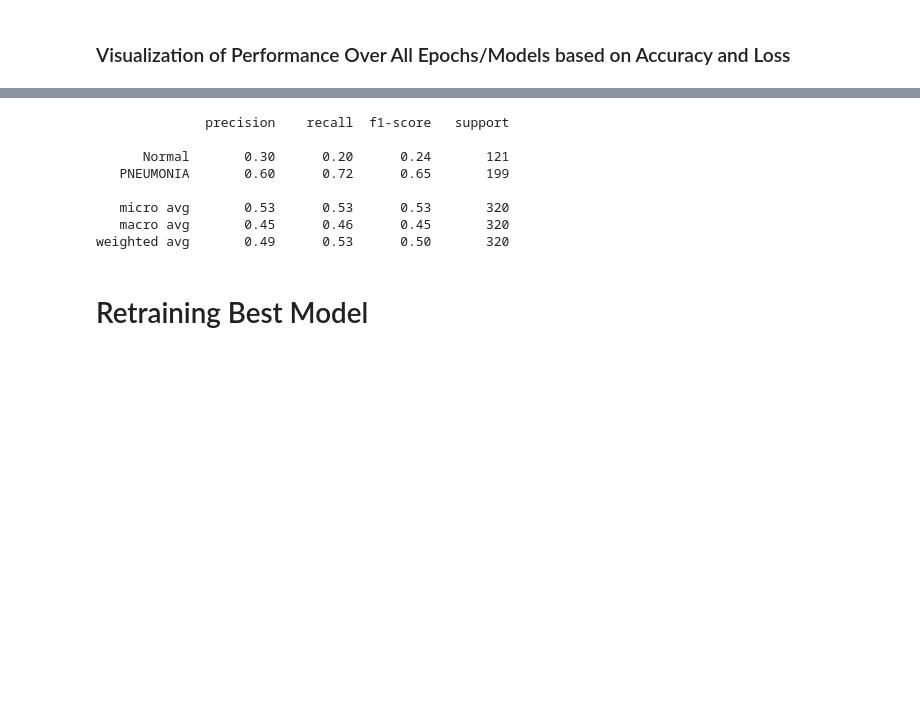
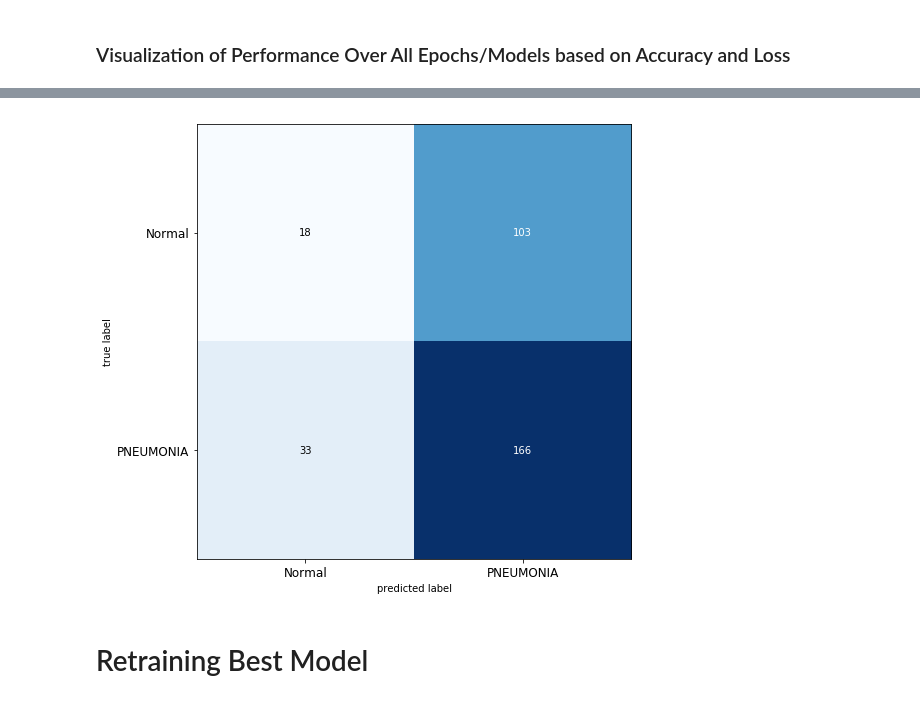
Before and after one commit to anjanatiha/Pneumonia-Detection-from-Chest-X-Ray-Images-with-Deep-Learning, a Jupyter notebook: code/Detection of Pneumonia from Chest X-Ray Images Modulerized.ipynb, the cells around one changed output, grey strips where cells are left out. Cells and saved outputs as stored; diff of their text form; code cells hidden in the pictures; blank space fills up the shorter version.

```diff
--- a/code/Detection of Pneumonia from Chest X-Ray Images Modulerized.ipynb
+++ b/code/Detection of Pneumonia from Chest X-Ray Images Modulerized.ipynb
@@ -1418,0 +1470,3 @@ plt.show()
+# %%
+nums = [3,13,17, 18]
+num_model = 17
@@ -1419,3 +1494,10 @@ plt.show()
 # %%
-model_dir="data\\output\\models\\20181201035451\\"
-model=keras.models.load_model(model_dir+"30-val_acc-0.85-val_loss-0.66.hdf5")
+# model_dir="data\\output\\models\\20181201035451\\"
+# model=keras.models.load_model(model_dir+"30-val_acc-0.85-val_loss-0.66.hdf5")
+
+model_path = model_file_path_list[num_model]
+
+model = keras.models.load_model(model_path)
+
+accuracy, loss =  model_evaluate(model, test_generator, print_report=True)
+y_preds, y_classes, CM, cls_report, cls_report_print = predict_report(model, test_generator, classes, print_report=True)
@@ -1422,16 +1515,12 @@ model=keras.models.load_model(model_dir+"30-val_acc-0.85-val_loss-0.66.hdf5")
-# %%
-y_preds, y_classes, CM, cls_report, cls_report_print = predict_report(model, test_generator, classes, print_report=False)
-# %%
-print(cls_report_print)
-# %% [output]
-              precision    recall  f1-score   support
-
-      Normal       0.30      0.20      0.24       121
-   PNEUMONIA       0.60      0.72      0.65       199
-
-   micro avg       0.53      0.53      0.53       320
-   macro avg       0.45      0.46      0.45       320
-weighted avg       0.49      0.53      0.50       320
+# %%
+classes = ['Normal', 'PNEUMONIA']
+CM = confusion_matrix(test_generator.classes, y_classes)
+fig, ax = plot_confusion_matrix(conf_mat=CM , figsize=(10,8), hide_ticks=True,cmap=plt.cm.Blues)
+plt.xticks(range(len(classes)), classes, fontsize=12)
+plt.yticks(range(len(classes)), classes, fontsize=12)
+plt.show()
+# %% [output]
+[figure, added]
 # %% [markdown]
 # Retraining Best Model
 # %%
```
Also changed, not shown: parts of 29 cells of this notebook.
